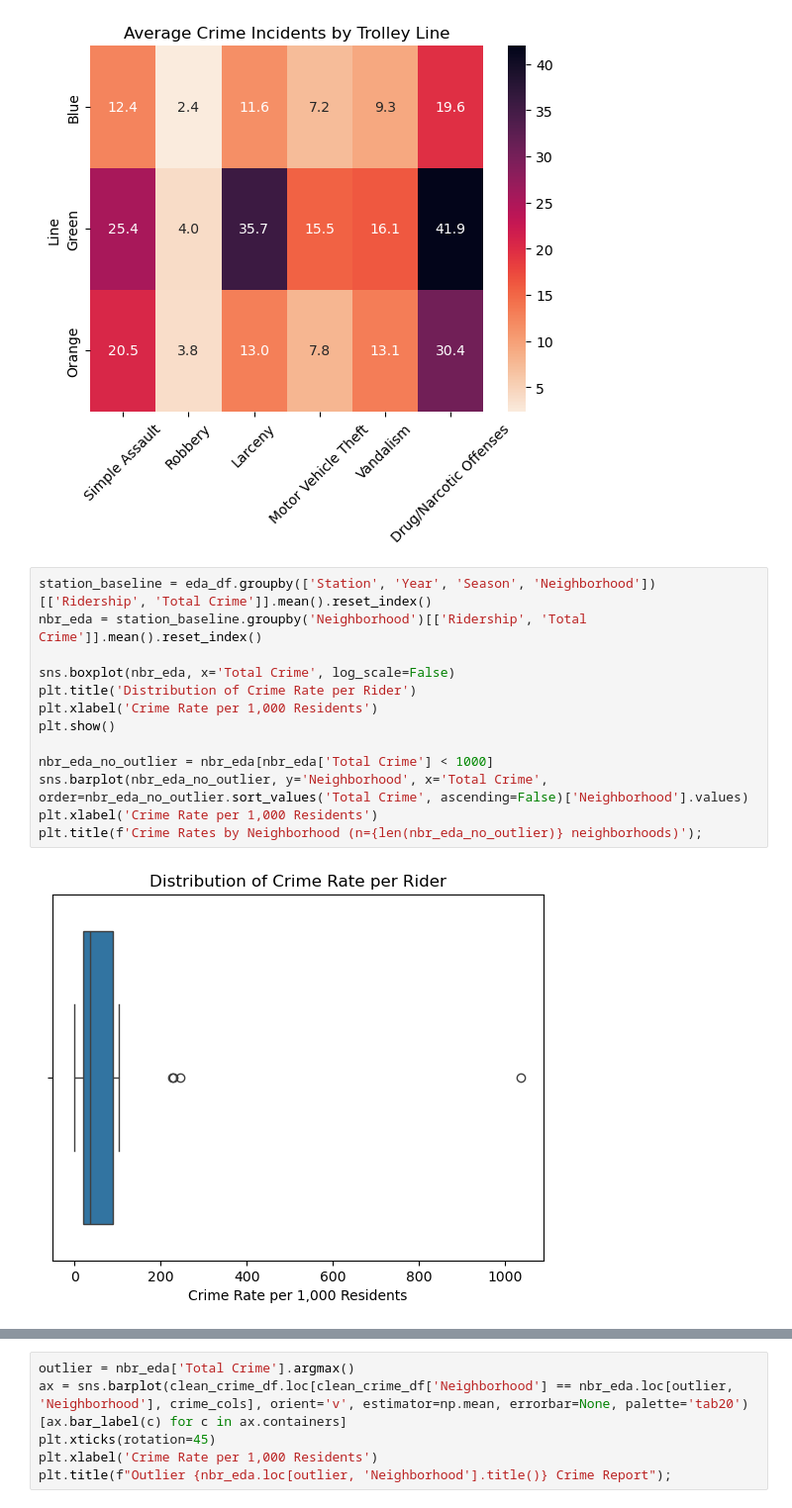
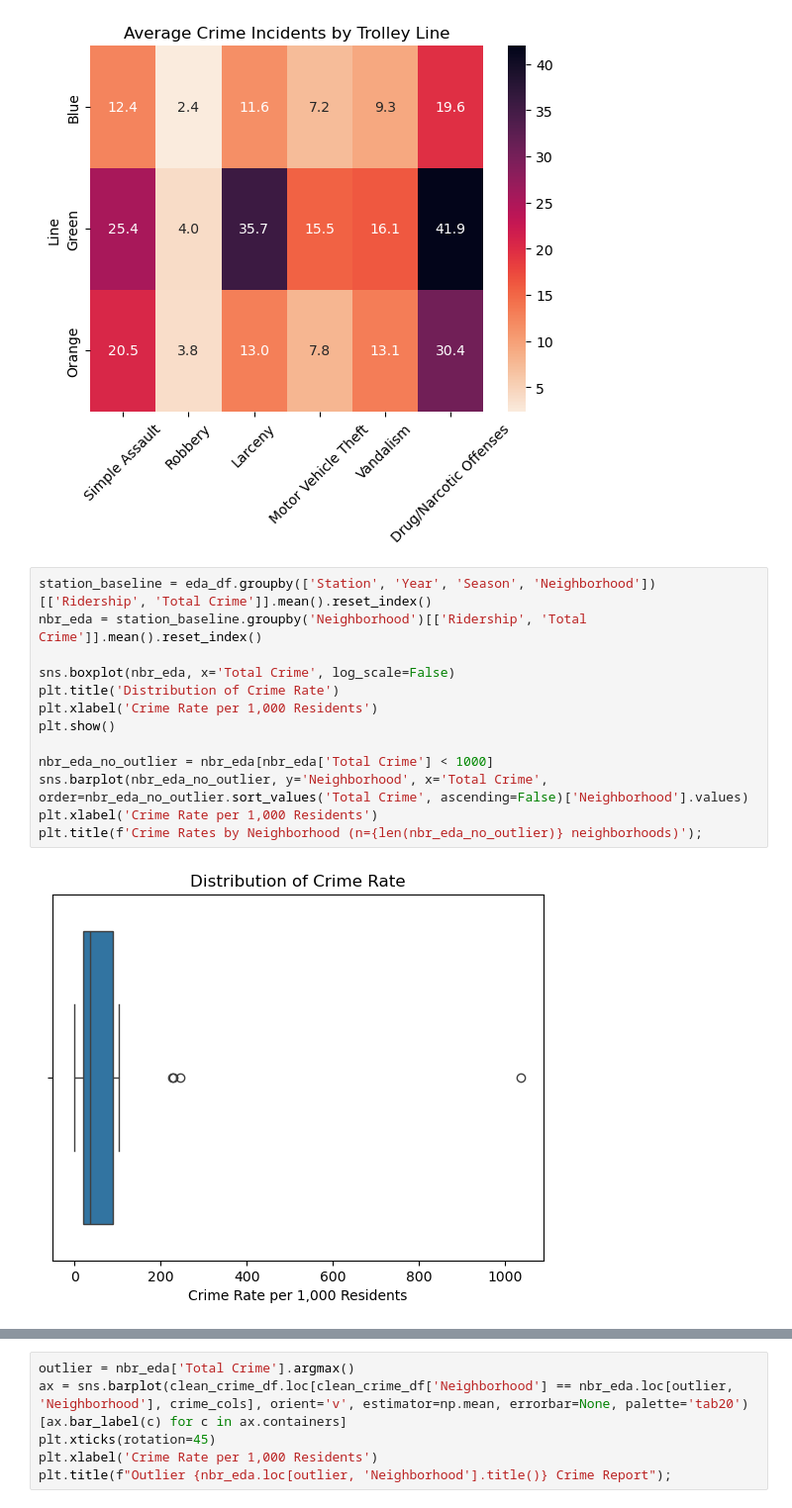
Before and after one commit to COGS108/Group022_WI26, a Jupyter notebook: 03-FinalProject.ipynb, the cells around one changed output, grey strips where cells are left out. Shown at 99% size. Drawn from its saved outputs; the diff is of its cells as text.

```diff
--- a/03-FinalProject.ipynb
+++ b/03-FinalProject.ipynb
@@ -730,18 +730,18 @@ plt.title('Average Crime Incidents by Trolley Line');
 # %%
 station_baseline = eda_df.groupby(['Station', 'Year', 'Season', 'Neighborhood'])[['Ridership', 'Total Crime']].mean().reset_index()
 nbr_eda = station_baseline.groupby('Neighborhood')[['Ridership', 'Total Crime']].mean().reset_index()
 
 sns.boxplot(nbr_eda, x='Total Crime', log_scale=False)
-plt.title('Distribution of Crime Rate per Rider')
+plt.title('Distribution of Crime Rate')
 plt.xlabel('Crime Rate per 1,000 Residents')
 plt.show()
 
 nbr_eda_no_outlier = nbr_eda[nbr_eda['Total Crime'] < 1000]
 sns.barplot(nbr_eda_no_outlier, y='Neighborhood', x='Total Crime', order=nbr_eda_no_outlier.sort_values('Total Crime', ascending=False)['Neighborhood'].values)
 plt.xlabel('Crime Rate per 1,000 Residents')
 plt.title(f'Crime Rates by Neighborhood (n={len(nbr_eda_no_outlier)} neighborhoods)');
 # %% [output]
-[figure, old version]
+[figure, new version]
 [figure]
 # %%
 outlier = nbr_eda['Total Crime'].argmax()
```
Also changed, not shown: parts of 15 cells of this notebook.
